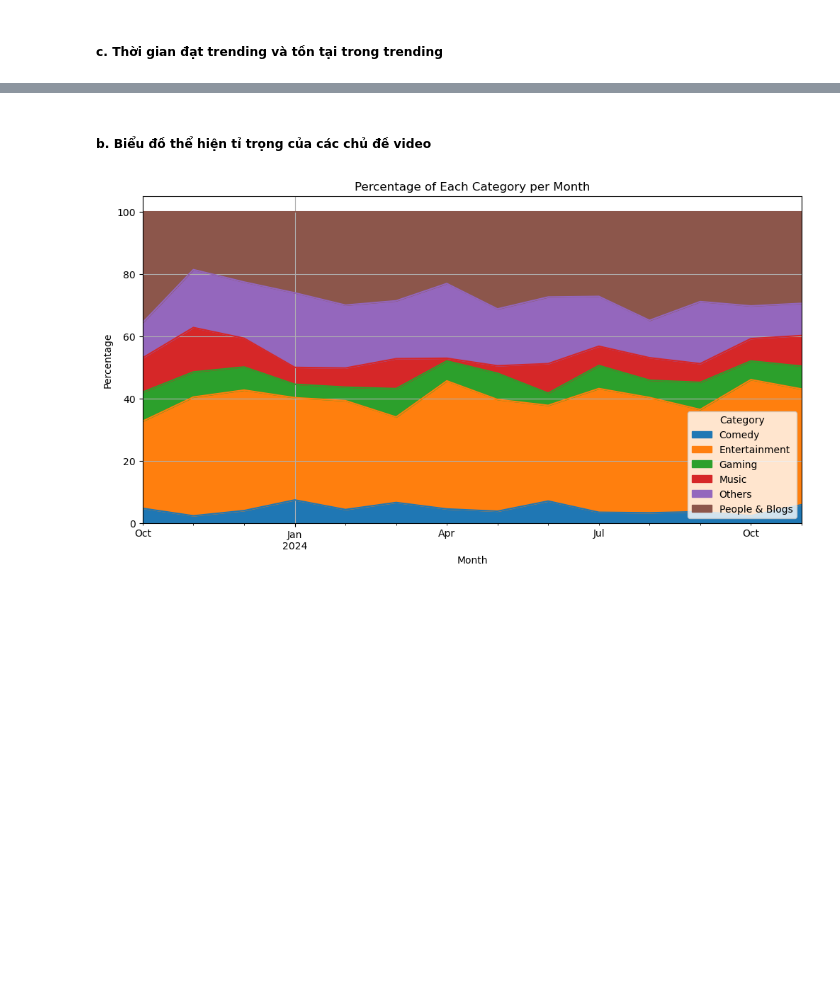
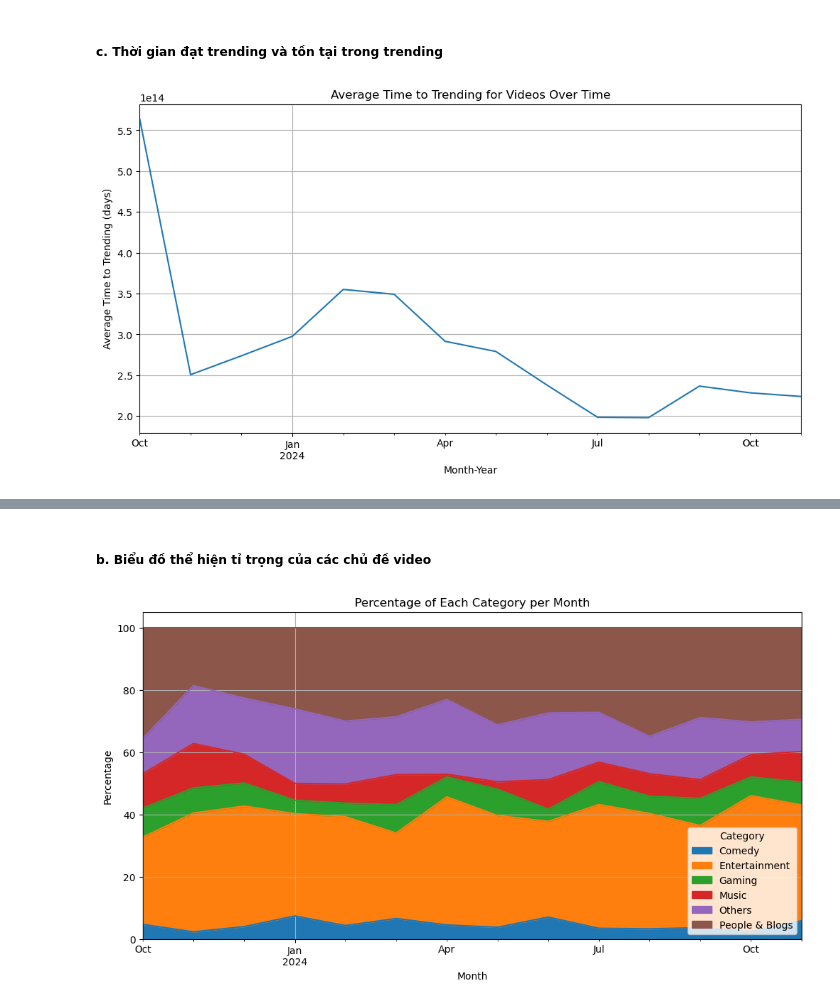
Before and after one commit to sleepifoxx/BTL-Data-Processing, a Jupyter notebook: DataProcessing.ipynb, the cells around one changed output, grey strips where cells are left out. Saved outputs shown, nothing was run; the diff lists cells and outputs as text; code cells hidden in the pictures; blank space fills up the shorter version.

```diff
--- a/DataProcessing.ipynb
+++ b/DataProcessing.ipynb
@@ -33,7 +97,19 @@ import matplotlib.pyplot as plt
 #=> Video thời lượng bao nhiêu dễ đạt trending nhất?
 # %% [markdown]
 ##### c. Thời gian đạt trending và tồn tại trong trending
-# %%
-trending_videos = pd.read_csv('Data/data.csv').iloc[::,1:]
-trending_videos['snapshot_date'] = pd.to_datetime(trending_videos['snapshot_date'])
-trending_videos['month_year'] = trending_videos['snapshot_date'].dt.to_period('M')
+# %%
+# Convert 'time_to_trending' to timedelta
+trending_videos['time_to_trending'] = pd.to_timedelta(trending_videos['time_to_trending'])
+
+# Calculate the average time to trending for each month
+avg_time_to_trending = trending_videos.groupby('month_year')['time_to_trending'].mean()
+
+# Plot the average time to trending
+avg_time_to_trending.plot(kind='line', figsize=(12, 6))
+plt.title('Average Time to Trending for Videos Over Time')
+plt.xlabel('Month-Year')
+plt.ylabel('Average Time to Trending (days)')
+plt.grid(True)
+plt.show()
+# %% [output]
+[figure, added]
```
Also changed, not shown: parts of 14 cells of this notebook, 6 other files.
